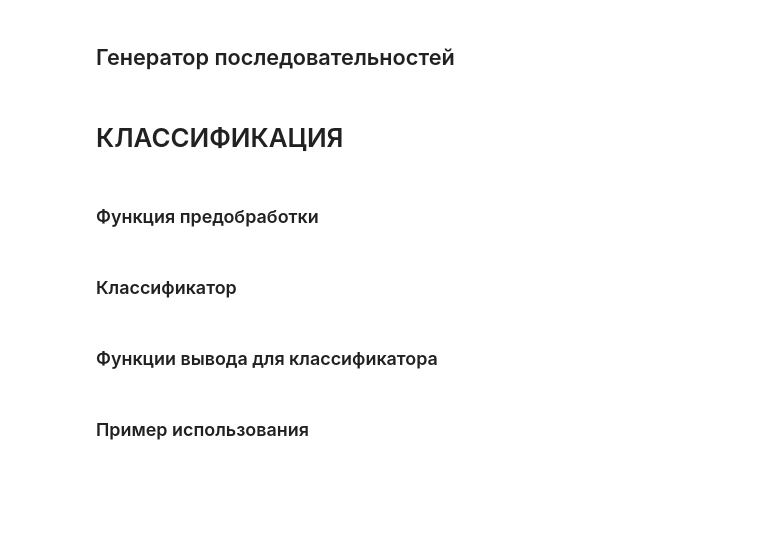
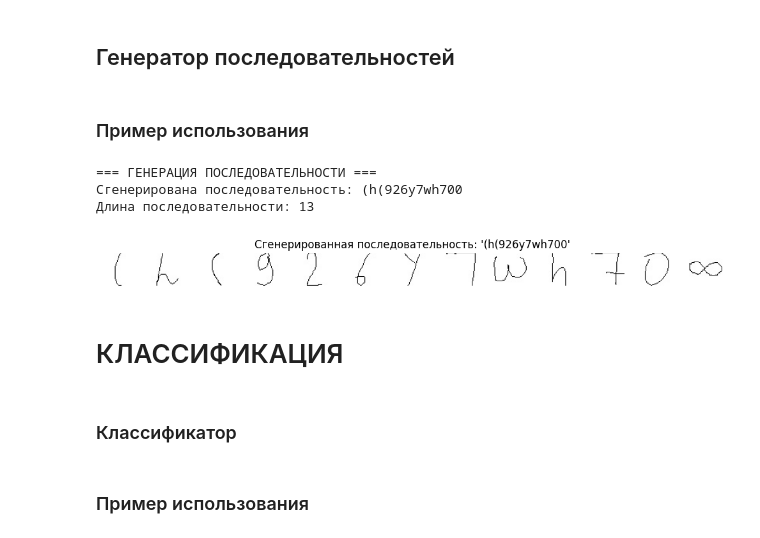
Before and after one commit to Serebro1/UNN_DE_IP_HomeTasks, a Jupyter notebook: 09_image_date_in_data_analysis/DE_IP_HomeTask_8_9.ipynb, the cells around one changed output. Saved outputs shown, nothing was run; the diff lists cells and outputs as text; code cells hidden in the pictures; blank space fills up the shorter version.

```diff
--- a/09_image_date_in_data_analysis/DE_IP_HomeTask_8_9.ipynb
+++ b/09_image_date_in_data_analysis/DE_IP_HomeTask_8_9.ipynb
@@ -175,12 +177,7 @@ class SequenceGenerator:
         self.max_length = max_length
         self.space_width_ratio = space_width_ratio
 
-        # Счетчики для итератора
-        self._current_index = 0
-        self._generated_count = 0
-
     def generate_random_sequence(self):
-        """Генерирует случайную последовательность символов"""
         length = randint(self.min_length, self.max_length)
         sequence = []
         labels = []
@@ -193,30 +190,56 @@ class SequenceGenerator:
         return sequence, labels
 
     def create_sequence_image(self, sequence, labels):
-        """Создает изображение последовательности символов"""
         images = []
         for char, label in zip(sequence, labels):
             char_img = self.char_dataset.get_random_char_image(char)
             if char_img is not None:
                 images.append(char_img)
             else:
-                # Если нет изображений, создаем пустое
-                print(f"Предупреждение: нет изображений для символа '{char}'")
-                empty_img = np.ones((self.char_dataset.img_size, self.char_dataset.img_size, 3), dtype=np.float32)
+                print(f"Нет изображений для символа '{char}'")
+                empty_img = np.ones((self.char_dataset.img_size, self.char_dataset.img_size, 3), dtype=np.uint8) * 255
                 images.append(empty_img)
+
         # Объединяем все изображения в одну последовательность
         if images:
-            sequence_image = np.hstack(images)
+            space_width = int(self.char_dataset.img_size * self.space_width_ratio)
+            image_parts = []
+            for i, img in enumerate(images):
+                image_parts.append(img)
+                if i < len(images) - 1:
+                    space = np.ones((self.char_dataset.img_size, space_width, 3), dtype=np.uint8) * 255
+                    image_parts.append(space)
+
+            sequence_image = np.hstack(image_parts)
             return sequence_image
-        return np.zeros((self.char_dataset.img_size, self.char_dataset.img_size, 3), dtype=np.float32)
+        return np.zeros((self.char_dataset.img_size, self.char_dataset.img_size, 3), dtype=np.uint8)
 
     def __repr__(self):
         return f"SequenceGenerator(chars={len(self.char_dataset.available_chars)}, " \
                f"sequence_length={self.min_length}-{self.max_length})"
+# %% [markdown]
+### Пример использования
+# %%
+generator = SequenceGenerator(char_dataset)
+# Генерируем последовательность
+true_sequence, labels = generator.generate_random_sequence()
+sequence_image = generator.create_sequence_image(true_sequence, labels)
+
+# Выводим информацию о генерации
+print("=== ГЕНЕРАЦИЯ ПОСЛЕДОВАТЕЛЬНОСТИ ===")
+print(f"Сгенерирована последовательность: {''.join(true_sequence)}")
+print(f"Длина последовательности: {len(true_sequence)}")
+
+# Визуализируем сгенерированное изображение
+
+visual.visualize_generated_sequence(sequence_image, true_sequence)
+# %% [output]
+=== ГЕНЕРАЦИЯ ПОСЛЕДОВАТЕЛЬНОСТИ ===
+Сгенерирована последовательность: (h(926y7wh700
+Длина последовательности: 13
+[figure, added]
 # %% [markdown]
 # КЛАССИФИКАЦИЯ
-# %% [markdown]
-### Функция предобработки
 # %% [markdown]
 ### Классификатор
 # %%
@@ -371,3 +391 @@ class CharClassifier:
         return predicted_char, confidence, probability
-# %% [markdown]
-### Функции вывода для классификатора
```
Also changed, not shown: parts of 21 cells of this notebook.
